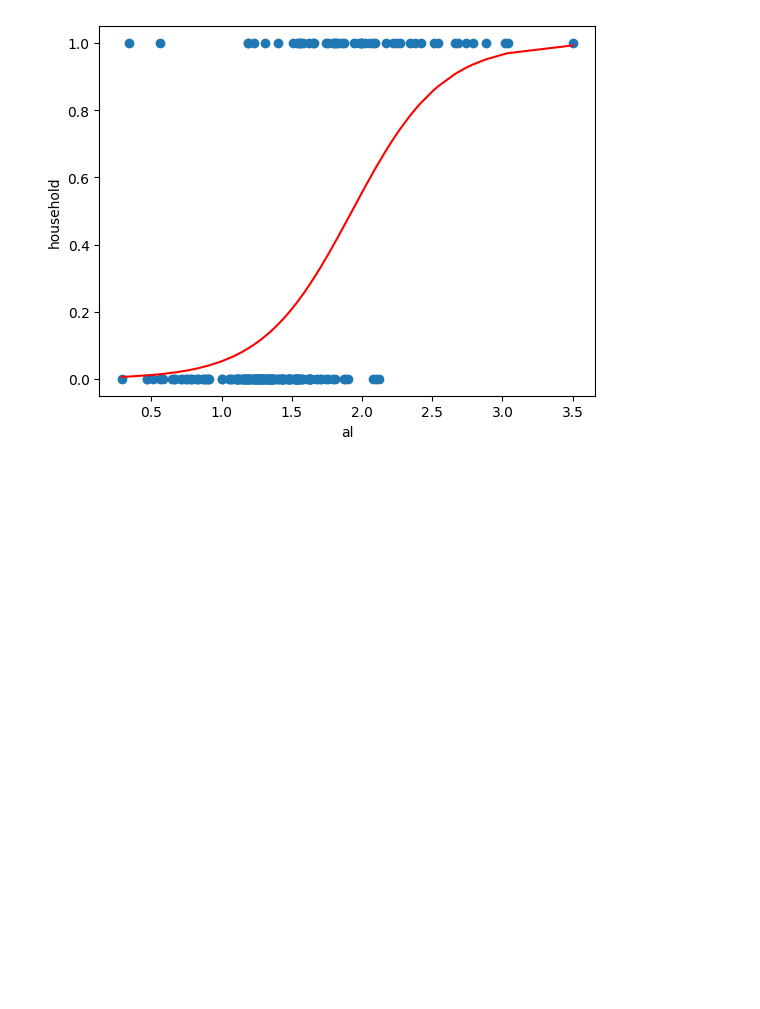
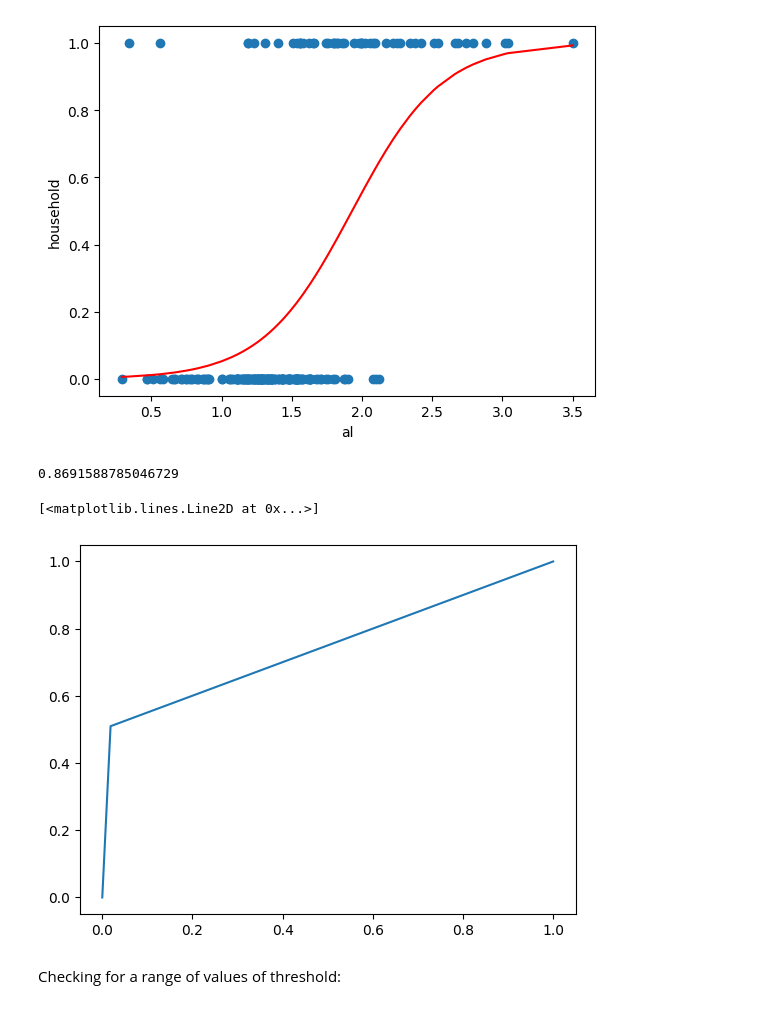
Before and after one commit to rugvedmhatre/NYU-Data-Science-Bootcamp, a Jupyter notebook: Week 7/Week-7.ipynb, the cells around one changed output. Saved outputs shown, nothing was run; the diff lists cells and outputs as text; code cells hidden in the pictures; blank space fills up the shorter version.

```diff
--- a/Week 7/Week-7.ipynb
+++ b/Week 7/Week-7.ipynb
@@ -94,0 +109,12 @@ Text(0, 0.5, 'household')
+# %%
+accuracy_score(y_true=y, y_pred=pred)
+# %% [output]
+0.8691588785046729
+# %%
+fpr, tpr, thresholds = roc_curve(y, pred)
+plt.plot(fpr, tpr,  label = 'Threshold = 0.5')
+# %% [output]
+[<matplotlib.lines.Line2D at 0x...>]
+[figure, added]
+# %% [markdown]
+Checking for a range of values of threshold:
```
Also changed, not shown: parts of 85 cells of this notebook.
